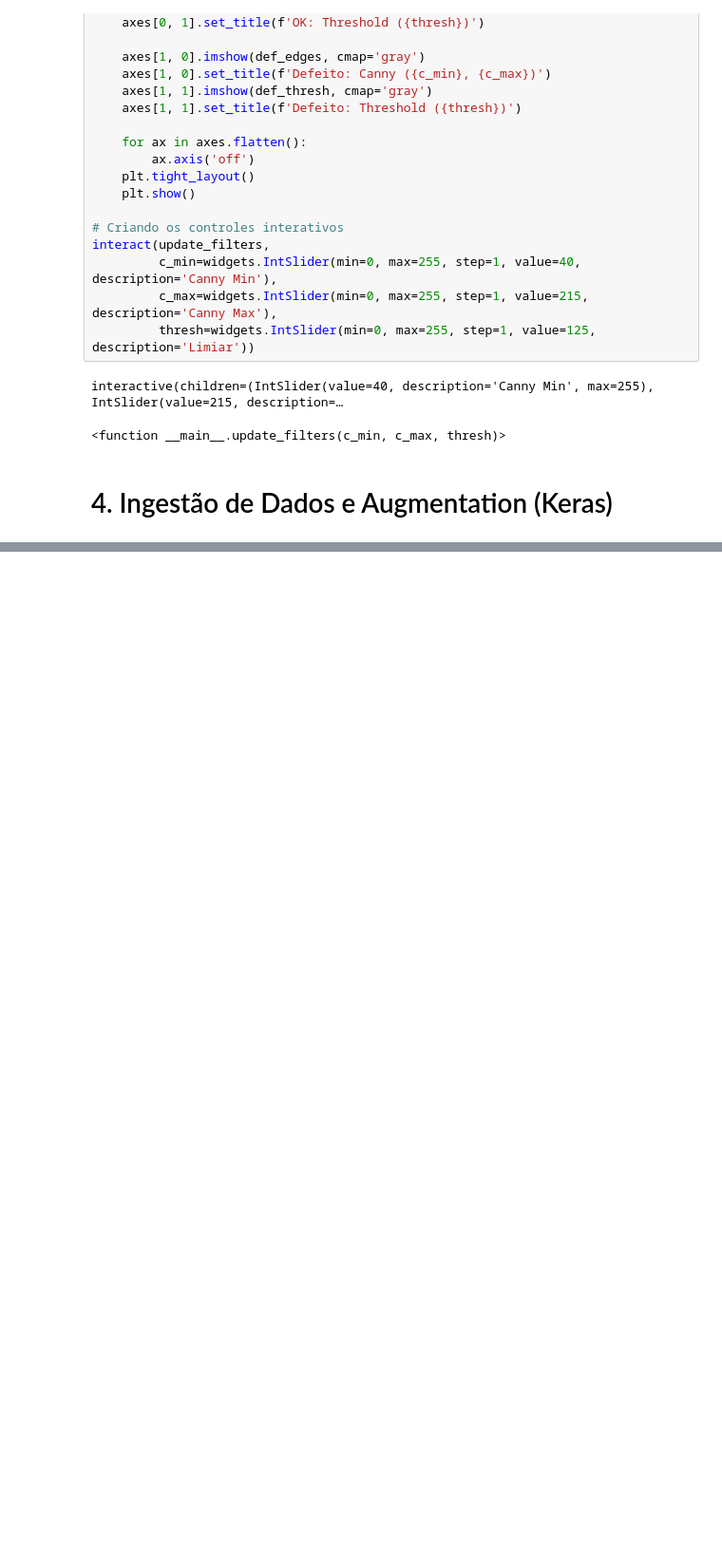
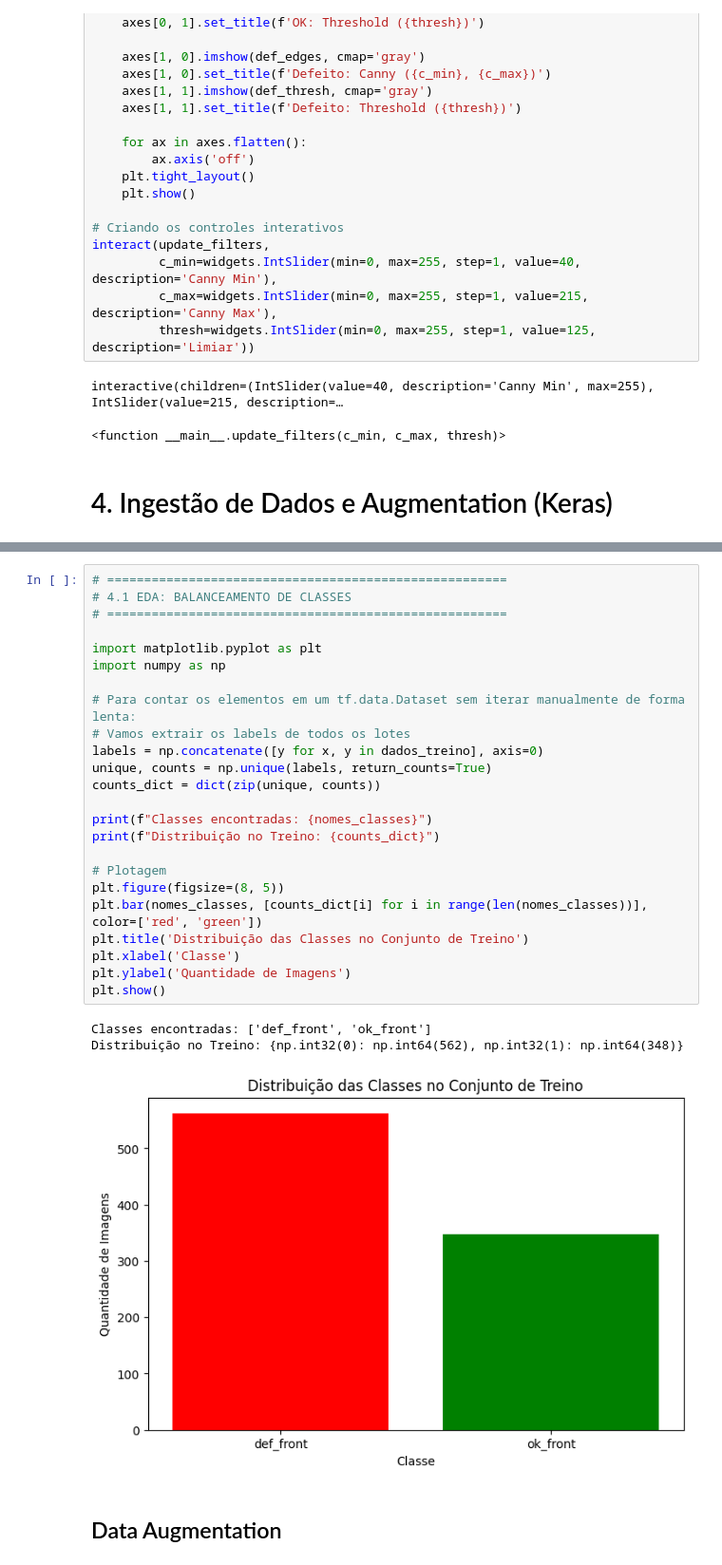
Before and after one commit to dnkamo/SC_TEC-M2_S07-Mini-Projeto-CNN-OpenCV-Pecas, a Jupyter notebook: notebook/SC_TEC_Mod2_Mini_Proj_CNN_OpenCV_Pecas.ipynb, the cells around one changed output, grey strips where cells are left out. Shown at 95% size. Saved outputs shown, nothing was run; the diff lists cells and outputs as text; blank space fills up the shorter version.

```diff
--- a/notebook/SC_TEC_Mod2_Mini_Proj_CNN_OpenCV_Pecas.ipynb
+++ b/notebook/SC_TEC_Mod2_Mini_Proj_CNN_OpenCV_Pecas.ipynb
@@ -350,0 +442,30 @@ dados_treino = tf.keras.utils.image_dataset_from_directory(
+# %%
+# ======================================================
+# 4.1 EDA: BALANCEAMENTO DE CLASSES
+# ======================================================
+
+import matplotlib.pyplot as plt
+import numpy as np
+
+# Para contar os elementos em um tf.data.Dataset sem iterar manualmente de forma lenta:
+# Vamos extrair os labels de todos os lotes
+labels = np.concatenate([y for x, y in dados_treino], axis=0)
+unique, counts = np.unique(labels, return_counts=True)
+counts_dict = dict(zip(unique, counts))
+
+print(f"Classes encontradas: {nomes_classes}")
+print(f"Distribuição no Treino: {counts_dict}")
+
+# Plotagem
+plt.figure(figsize=(8, 5))
+plt.bar(nomes_classes, [counts_dict[i] for i in range(len(nomes_classes))], color=['red', 'green'])
+plt.title('Distribuição das Classes no Conjunto de Treino')
+plt.xlabel('Classe')
+plt.ylabel('Quantidade de Imagens')
+plt.show()
+# %% [output]
+Classes encontradas: ['def_front', 'ok_front']
+Distribuição no Treino: {np.int32(0): np.int64(562), np.int32(1): np.int64(348)}
+[figure, added]
+# %% [markdown]
+## Data Augmentation
```
Also changed, not shown: parts of 12 cells of this notebook.
